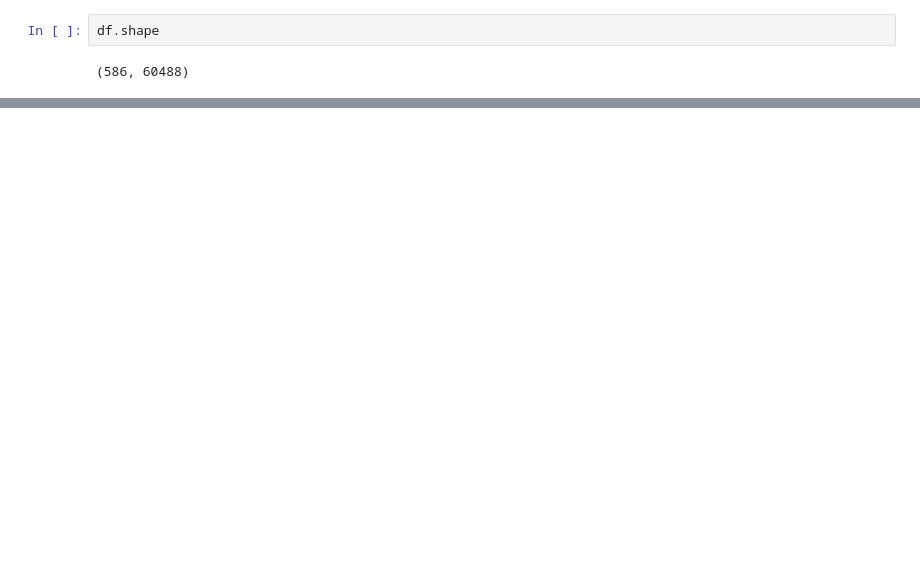
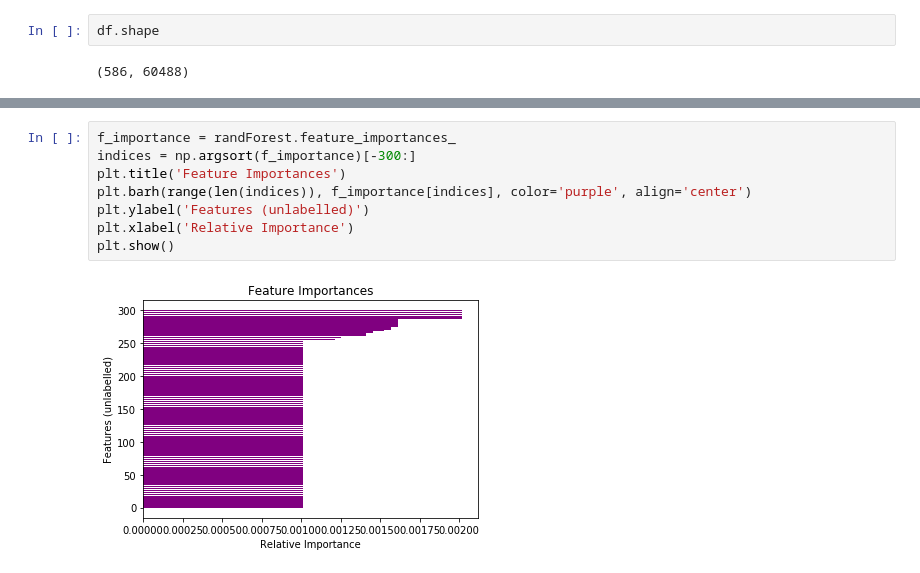
Before and after one commit to estherb-s/CompBio-1, a Jupyter notebook: RandForest-LUNG.ipynb, the cells around one changed output, grey strips where cells are left out. Cells and saved outputs as stored; diff of their text form; blank space fills up the shorter version.

```diff
--- a/RandForest-LUNG.ipynb
+++ b/RandForest-LUNG.ipynb
@@ -85,0 +185,10 @@ from sklearn.tree import DecisionTreeClassifier
+# %%
+f_importance = randForest.feature_importances_
+indices = np.argsort(f_importance)[-300:]
+plt.title('Feature Importances')
+plt.barh(range(len(indices)), f_importance[indices], color='purple', align='center')
+plt.ylabel('Features (unlabelled)')
+plt.xlabel('Relative Importance')
+plt.show()
+# %% [output]
+[figure, added]
```
Also changed, not shown: parts of 26 cells of this notebook, 8 other files.
